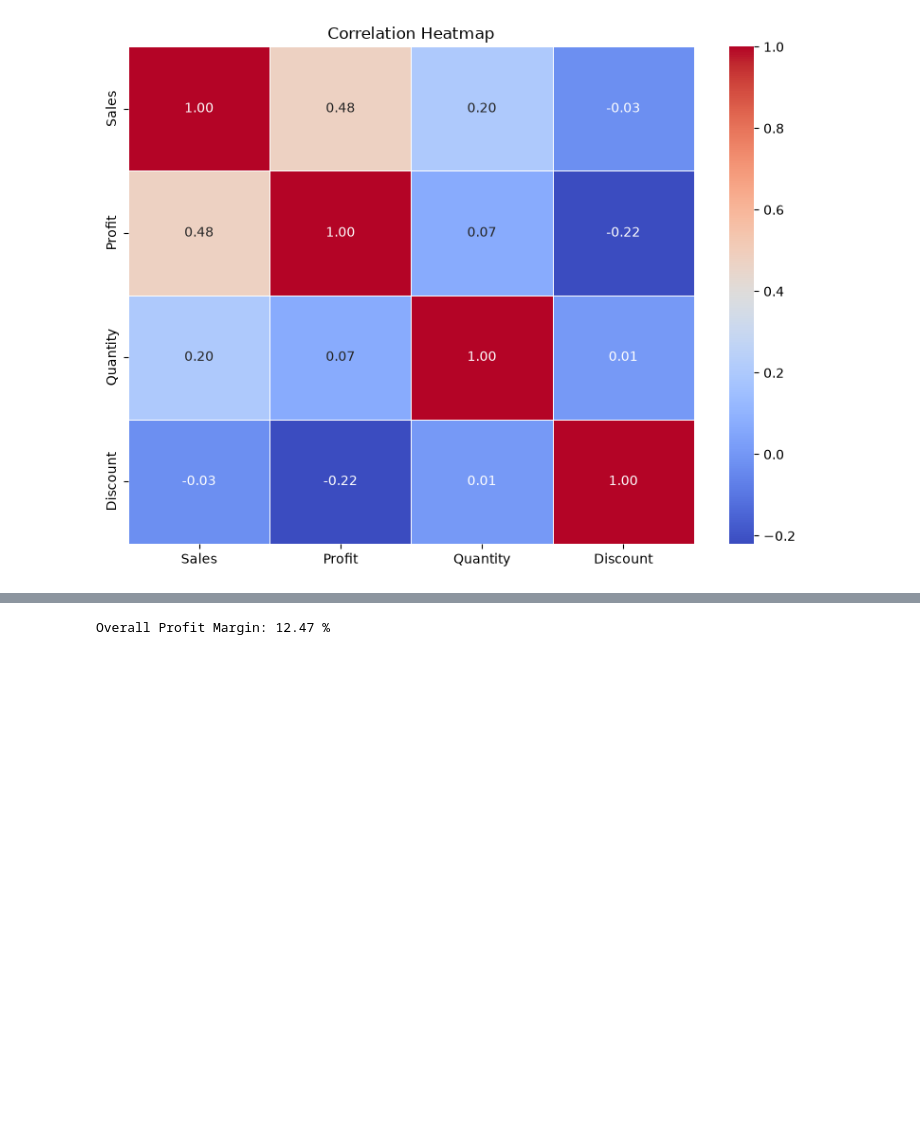
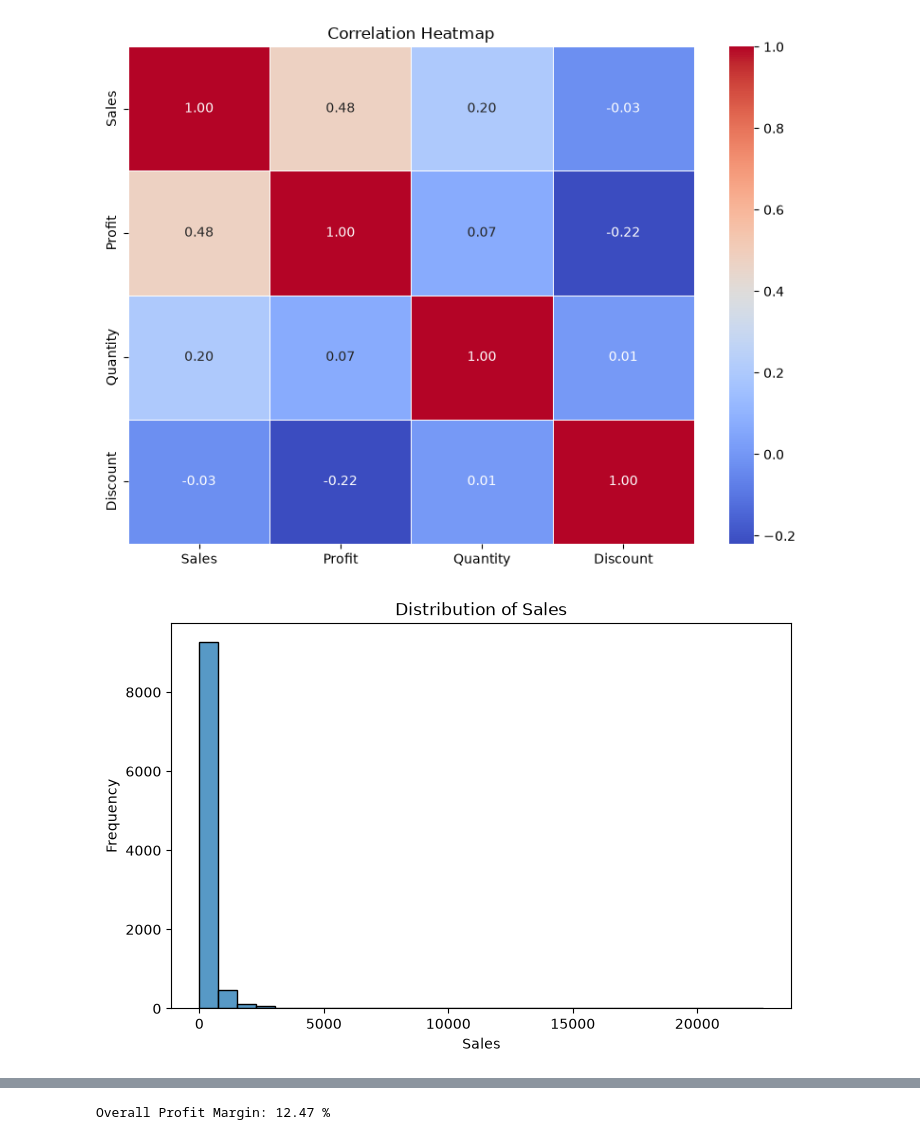
Before and after one commit to btit23see-droid/sales-data-analysis-python, a Jupyter notebook: Notebook/Sales_Data_Analysis.ipynb, the cells around one changed output, grey strips where cells are left out. Drawn from its saved outputs; the diff is of its cells as text; code cells hidden in the pictures; blank space fills up the shorter version.

```diff
--- a/Notebook/Sales_Data_Analysis.ipynb
+++ b/Notebook/Sales_Data_Analysis.ipynb
@@ -610,3 +610,15 @@ Profit    0.479067  1.000000  0.066211 -0.219662
 Quantity  0.200722  0.066211  1.000000  0.008678
 Discount -0.028311 -0.219662  0.008678  1.000000
 [figure]
+# %%
+# Histogram of Sales
+
+plt.figure(figsize=(8, 5))
+sns.histplot(df['Sales'], bins=30, kde=False)
+plt.title('Distribution of Sales')
+plt.xlabel('Sales')
+plt.ylabel('Frequency')
+plt.savefig('../Visualizations/Sales_Histogram.png', bbox_inches='tight')
+plt.show()
+# %% [output]
+[figure, added]
```
Also changed, not shown: parts of 8 cells of this notebook.
